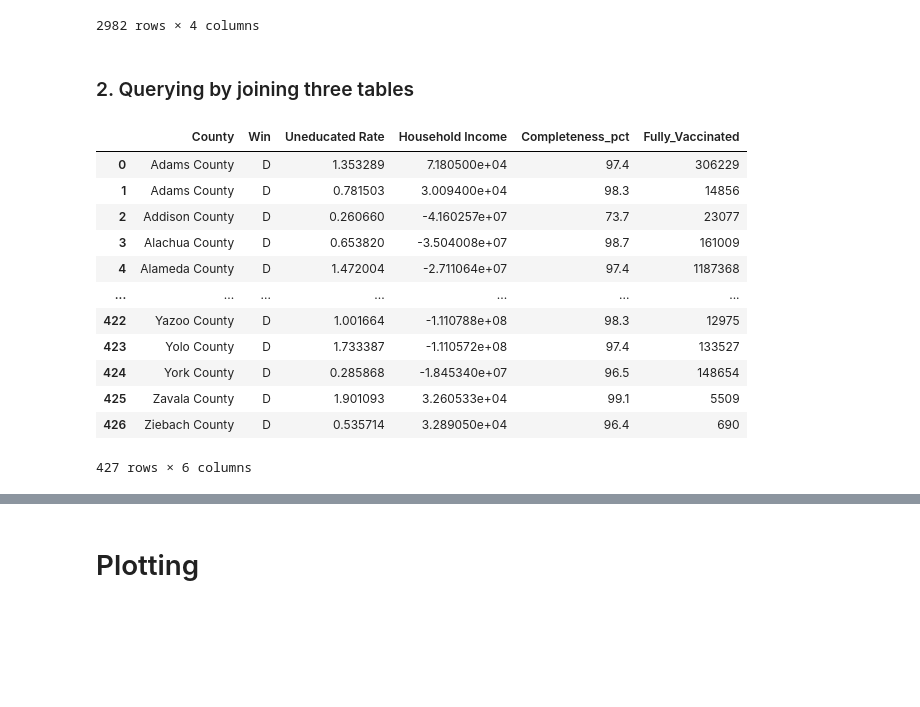
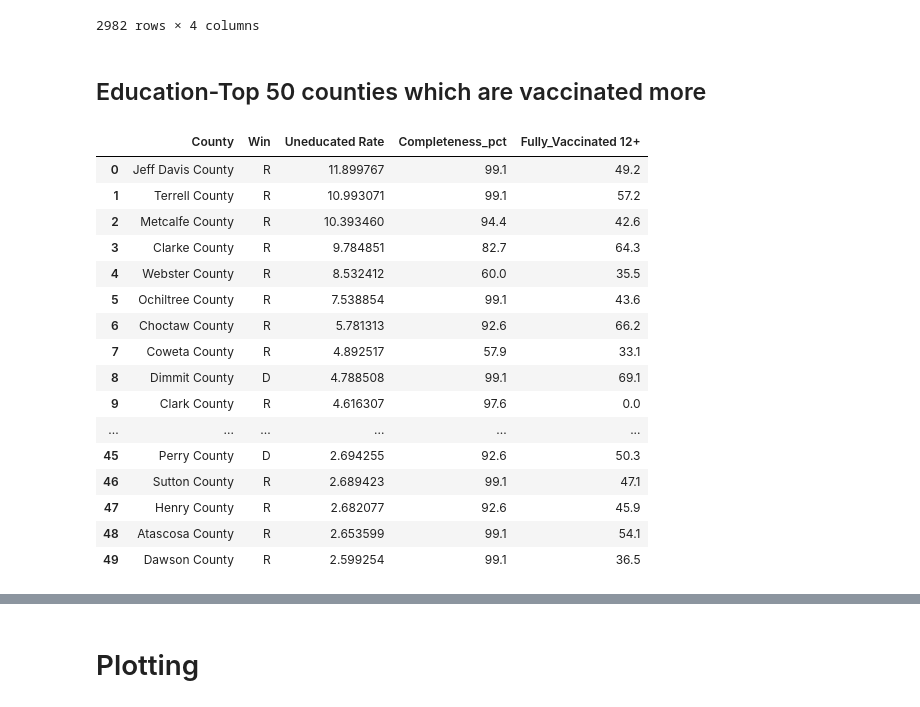
Before and after one commit to pandeysudip/COVID-19-Vaccination-Rate, a Jupyter notebook: Analysis/sqlalchemy.ipynb, the cells around one changed output, grey strips where cells are left out. Cells and saved outputs as stored; diff of their text form; code cells hidden in the pictures; blank space fills up the shorter version.

```diff
--- a/Analysis/sqlalchemy.ipynb
+++ b/Analysis/sqlalchemy.ipynb
@@ -247,37 +247,42 @@ df_alc1
 | 2980 | Zavala County | D | 99.1 | 5509.0 |
 | 2981 | Ziebach County | D | 96.4 | 690.0 |
 2982 rows × 4 columns
-# %% [markdown]
-### 2. Querying by joining three tables
+# %% [markdown]
+## Education-Top 50 counties which are vaccinated more
 # %%
-sql_2='''SELECT e."County", e."Win", c."Uneducated Rate",c."Household Income",  v."Completeness_pct", v."Fully_Vaccinated"
+sql_2='''SELECT e."County", e."Win", c."Uneducated Rate",  v."Completeness_pct", v."Fully_Vaccinated_12+"
        FROM election AS e
        JOIN census AS c
        ON e."County"=c."County" AND e."State"=c."State"
        JOIN vaccine as v
        ON c."County"=v."County" AND c."State"=v."State"
-       WHERE e."Win"='D' '''
+       ORDER BY c."Uneducated Rate"  DESC
+       LIMIT 50'''
 # %%
 #using text
 results_2=connection.execute(db.text(sql_2)).fetchall()
 df_2 = pd.DataFrame(results_2, columns=(['County', 'Win',
-                                         'Uneducated Rate','Household Income',
-                                         'Completeness_pct', 'Fully_Vaccinated']))
+                                         'Uneducated Rate',
+                                         'Completeness_pct', 'Fully_Vaccinated 12+']))
 df_2
 # %% [output]
-|  | County | Win | Uneducated Rate | Household Income | Completeness_pct | Fully_Vaccinated |
-| 0 | Adams County | D | 1.353289 | 7.180500e+04 | 97.4 | 306229 |
-| 1 | Adams County | D | 0.781503 | 3.009400e+04 | 98.3 | 14856 |
-| 2 | Addison County | D | 0.260660 | -4.160257e+07 | 73.7 | 23077 |
-| 3 | Alachua County | D | 0.653820 | -3.504008e+07 | 98.7 | 161009 |
-| 4 | Alameda County | D | 1.472004 | -2.711064e+07 | 97.4 | 1187368 |
-| ... | ... | ... | ... | ... | ... | ... |
-| 422 | Yazoo County | D | 1.001664 | -1.110788e+08 | 98.3 | 12975 |
-| 423 | Yolo County | D | 1.733387 | -1.110572e+08 | 97.4 | 133527 |
-| 424 | York County | D | 0.285868 | -1.845340e+07 | 96.5 | 148654 |
-| 425 | Zavala County | D | 1.901093 | 3.260533e+04 | 99.1 | 5509 |
-| 426 | Ziebach County | D | 0.535714 | 3.289050e+04 | 96.4 | 690 |
+|  | County | Win | Uneducated Rate | Completeness_pct | Fully_Vaccinated 12+ |
+| 0 | Jeff Davis County | R | 11.899767 | 99.1 | 49.2 |
+| 1 | Terrell County | R | 10.993071 | 99.1 | 57.2 |
+| 2 | Metcalfe County | R | 10.393460 | 94.4 | 42.6 |
+| 3 | Clarke County | R | 9.784851 | 82.7 | 64.3 |
+| 4 | Webster County | R | 8.532412 | 60.0 | 35.5 |
+| 5 | Ochiltree County | R | 7.538854 | 99.1 | 43.6 |
+| 6 | Choctaw County | R | 5.781313 | 92.6 | 66.2 |
+| 7 | Coweta County | R | 4.892517 | 57.9 | 33.1 |
+| 8 | Dimmit County | D | 4.788508 | 99.1 | 69.1 |
+| 9 | Clark County | R | 4.616307 | 97.6 | 0.0 |
+| ... | ... | ... | ... | ... | ... |
+| 45 | Perry County | D | 2.694255 | 92.6 | 50.3 |
+| 46 | Sutton County | R | 2.689423 | 99.1 | 47.1 |
+| 47 | Henry County | R | 2.682077 | 92.6 | 45.9 |
+| 48 | Atascosa County | R | 2.653599 | 99.1 | 54.1 |
+| 49 | Dawson County | R | 2.599254 | 99.1 | 36.5 |
-427 rows × 6 columns
 # %%
 #using sql_alchemy
 res_2=connection.execute(db.select([election.c.County,
```
Also changed, not shown: parts of 5 cells of this notebook, 3 other files.
